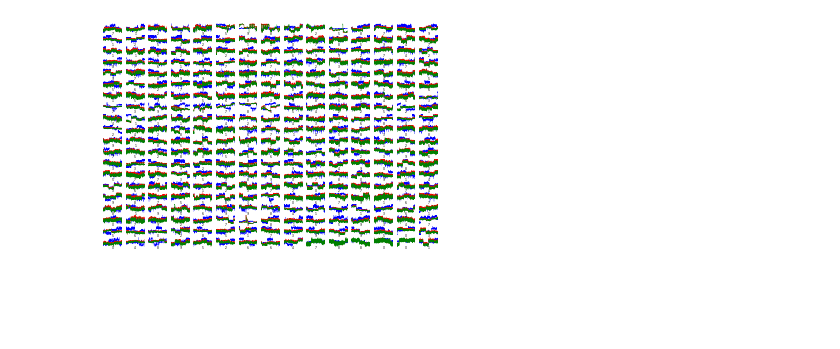
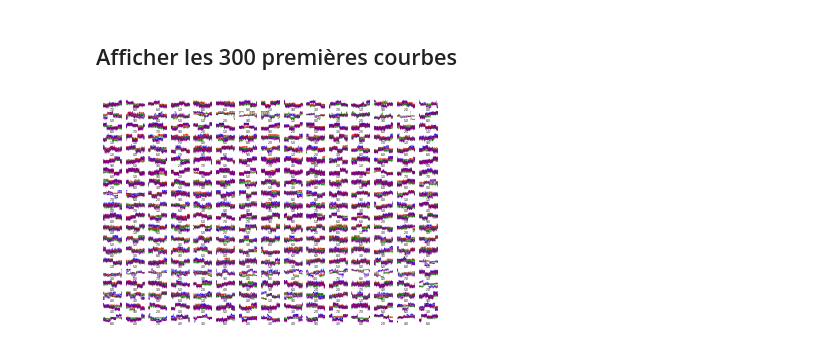
Before and after one commit to Frank1481906280/ml-project, a Jupyter notebook: Dataset exploration.ipynb, the cells around one changed output. Cells and saved outputs as stored; diff of their text form; code cells hidden in the pictures; blank space fills up the shorter version.

```diff
--- a/Dataset exploration.ipynb
+++ b/Dataset exploration.ipynb
@@ -23,24 +22,27 @@ Reading data file
+# %% [markdown]
+## Afficher les 300 premières courbes
 # %%
 rows = 20
 cols = 15
 
 for i in range(rows * cols):
 
     code = train[i,-1]
 
     axe = plt.subplot(rows, cols, i)
     plt.setp(axe, 'frame_on', False)
     axe.set_xticks([])
     axe.set_yticks([])
     axe.xaxis.set_label_coords(0.5, 0.2)
     axe.set_xlabel(str(code), size=3)
-    axe.plot(train[i,0:476], linewidth=0.2, c='b')
-    axe.plot(train[i,476:476*2], linewidth=0.2, c='r')
-    axe.plot(train[i,476*2:476*3], linewidth=0.2, c='g')
+    axe.plot(train[i,1:1+train[i,0]], linewidth=0.1, c='b')
+    axe.plot(train[i,1+512*1:1+512*1+train[i,0]], linewidth=0.1, c='r')
+    axe.plot(train[i,1+512*2:1+512*2+train[i,0]], linewidth=0.1, c='g')
+    axe.plot(train[i,1+512*3:1+512*3+train[i,0]], linewidth=0.1, c='purple')
     # axe.set_title(str(code))
 
 plt.savefig('test.pdf', format='pdf')
 
 plt.show()
 # %% [output]
-[figure, old version]
+[figure, new version]
```
Also changed, not shown: parts of 7 cells of this notebook, 1 other file.
